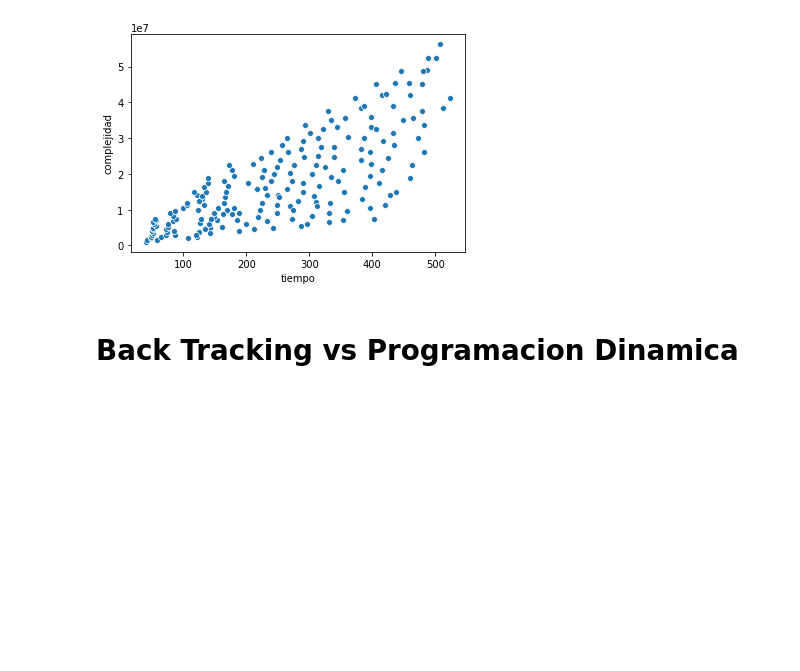
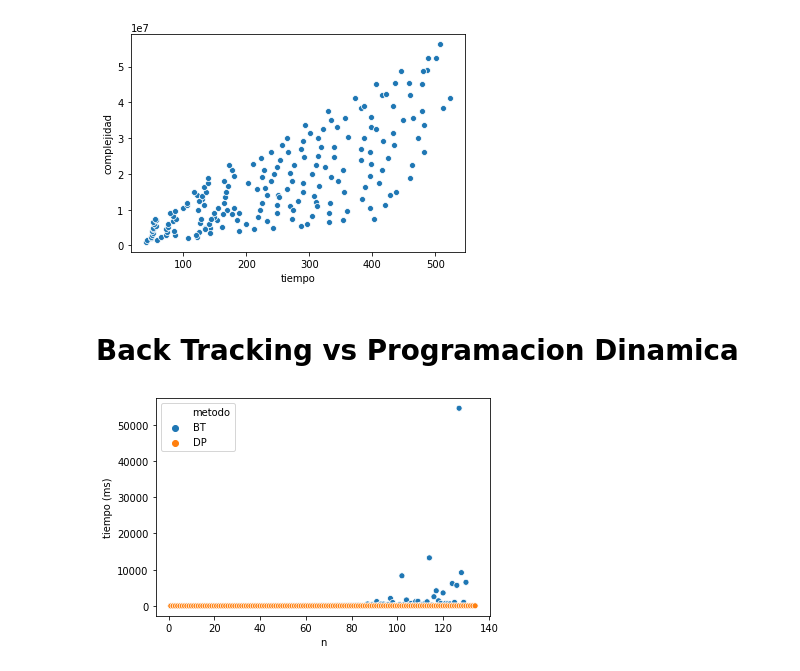
Before and after one commit to Jantalus/Algoritmos3TP1, a Jupyter notebook: python/Analisis.ipynb, the cells around one changed output. Drawn from its saved outputs; the diff is of its cells as text; code cells hidden in the pictures; blank space fills up the shorter version.

Commit message:
ya estan los graficos

```diff
--- a/python/Analisis.ipynb
+++ b/python/Analisis.ipynb
@@ -186,3 +186,12 @@ print("Índice de correlación de Pearson:", correlacion_pearson(df_dinamica, "t
 [figure]
 # %% [markdown]
 # Back Tracking vs Programacion Dinamica
+# %%
+# Objetos fuertes DP vs BT
+df_fuertes = df_resultados2[((df_resultados2["metodo"]=="BT") | (df_resultados2["metodo"]=="DP")) & (df_resultados2["dataset"] == "ratio-resistenciaM1")].copy();
+df_fuertes = df_fuertes[df_fuertes["n"] < 135].copy()
+fig = sns.scatterplot(data=df_fuertes, x='n', y='tiempo', hue='metodo');
+fig.set(xlabel='n', ylabel='tiempo (ms)');
+plt.savefig("graficos/comparacion-bt-dp-fuertes.svg");
+# %% [output]
+[figure, added]
```
Also changed, not shown: parts of 2 cells of this notebook, 2 other files.
